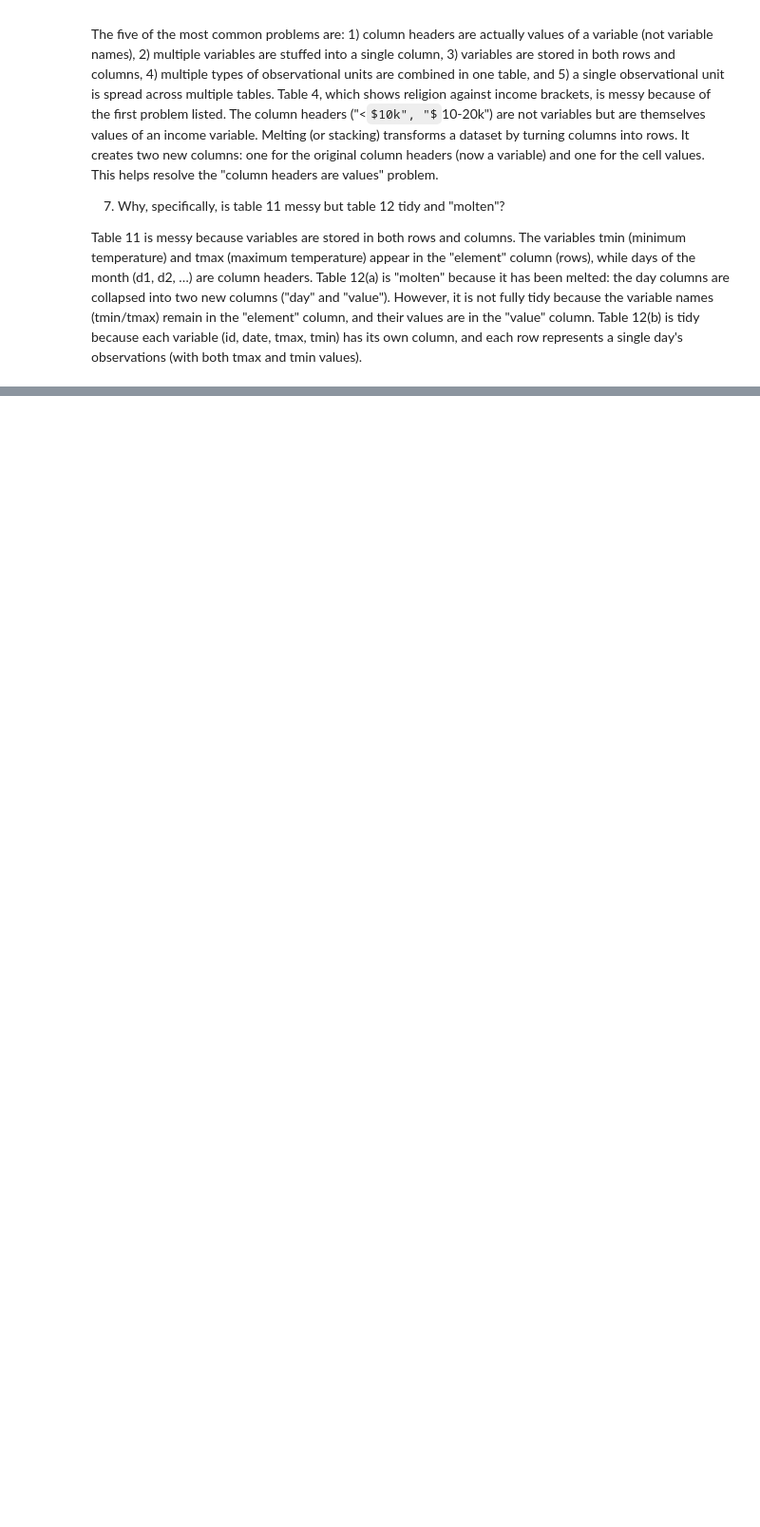
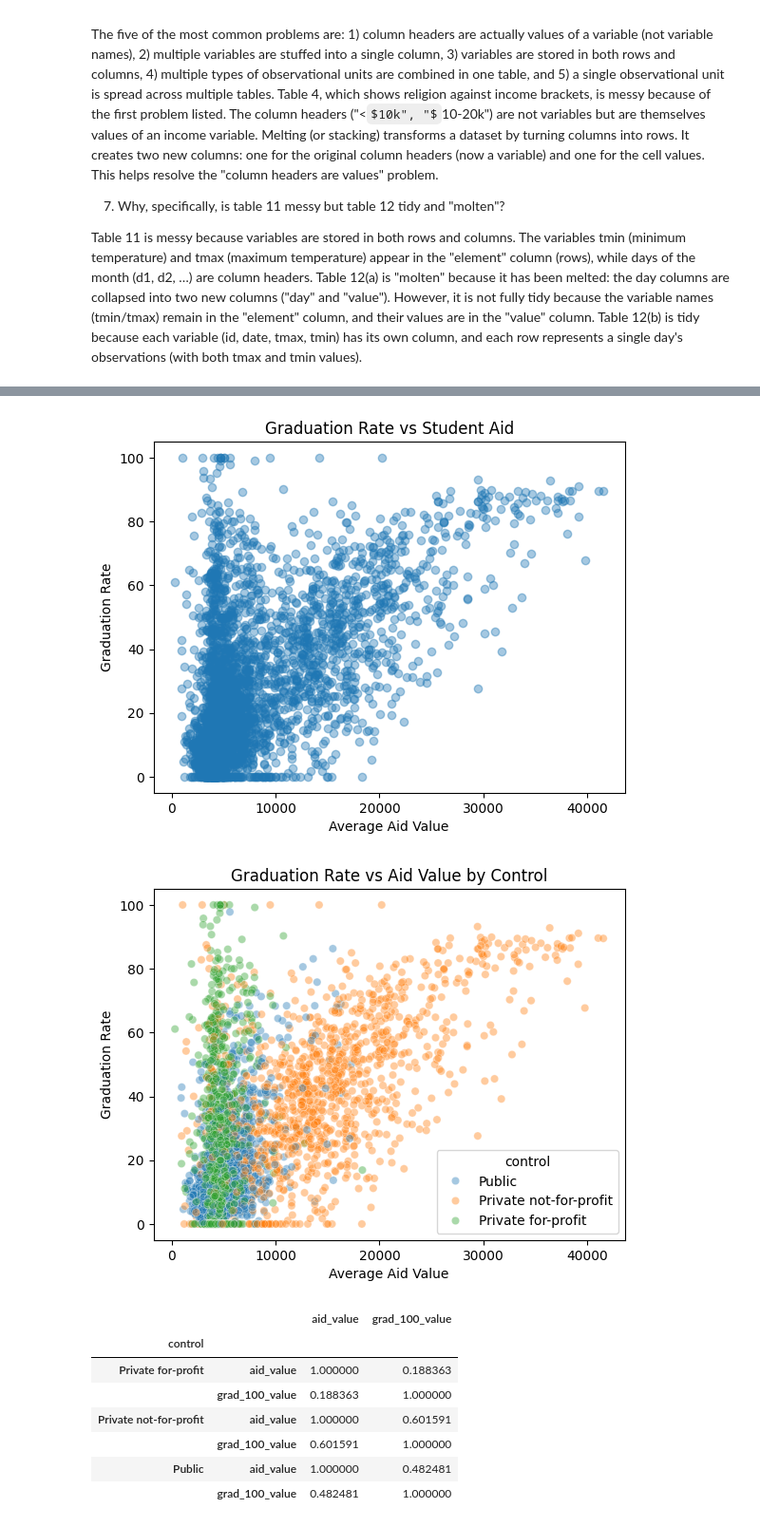
Before and after one commit to brishti-c/undergrad_ml_assignments, a Jupyter notebook: 01_assignment_wrangling_and_eda.ipynb, the cells around one changed output, grey strips where cells are left out. Shown at 95% size. Saved outputs shown, nothing was run; the diff lists cells and outputs as text; code cells hidden in the pictures; some formulas as TeX source; blank space fills up the shorter version.

```diff
--- a/01_assignment_wrangling_and_eda.ipynb
+++ b/01_assignment_wrangling_and_eda.ipynb
@@ -432,3 +651,34 @@ We'll use the `college_completion.csv` dataset from the US Department of Educati
+# %%
+plt.scatter(df['aid_value'], df['grad_100_value'], alpha=0.4)
+plt.xlabel("Average Aid Value")
+plt.ylabel("Graduation Rate")
+plt.title("Graduation Rate vs Student Aid")
+plt.show()
+
+sns.scatterplot(
+    data=df,
+    x='aid_value',
+    y='grad_100_value',
+    hue='control',
+    alpha=0.4
+)
+plt.xlabel("Average Aid Value")
+plt.ylabel("Graduation Rate")
+plt.title("Graduation Rate vs Aid Value by Control")
+plt.show()
+
+df.groupby('control')[['aid_value', 'grad_100_value']].corr()
+# %% [output]
+[figure, added]
+[figure, added]
+|  |  | aid_value | grad_100_value |
+| control |  |  |  |
+| Private for-profit | aid_value | 1.000000 | 0.188363 |
+|  | grad_100_value | 0.188363 | 1.000000 |
+| Private not-for-profit | aid_value | 1.000000 | 0.601591 |
+|  | grad_100_value | 0.601591 | 1.000000 |
+| Public | aid_value | 1.000000 | 0.482481 |
+|  | grad_100_value | 0.482481 | 1.000000 |
 # %% [markdown]
 **Q6.** In class, we talked about how to compute the sample mean of a variable $X$,
 $$
```
Also changed, not shown: parts of 14 cells of this notebook.
